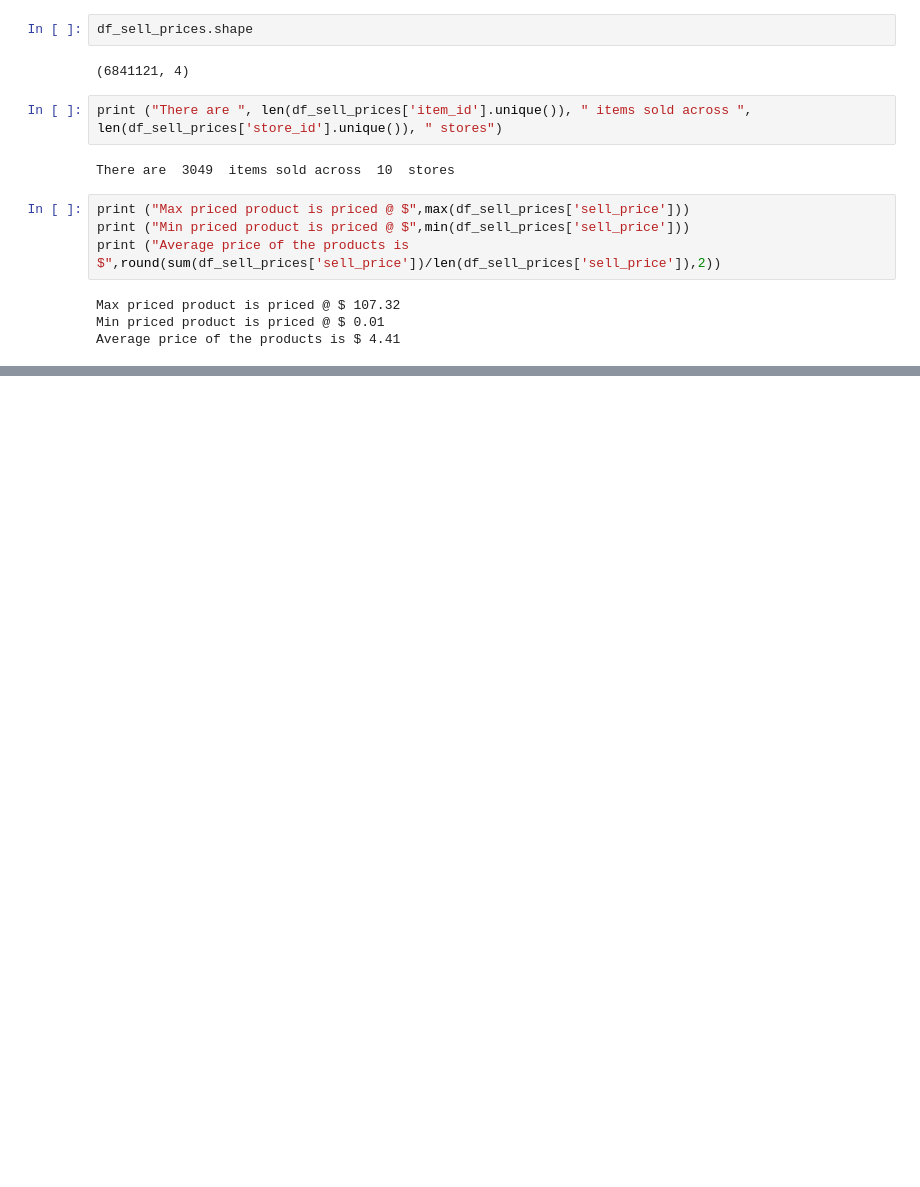
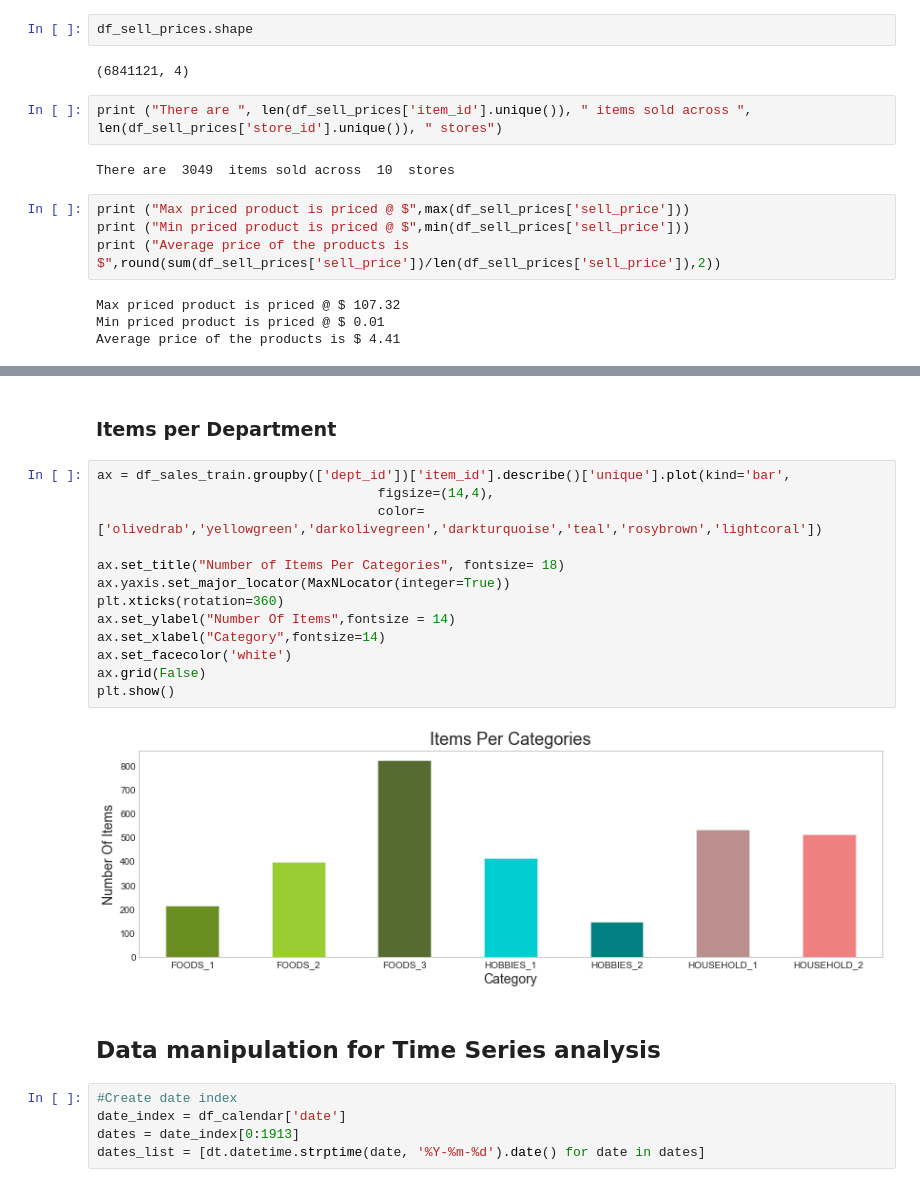
Before and after one commit to sanjay033/Walmart-sales-forecasting, a Jupyter notebook: Capstone - Walmart Forecasting M5.ipynb, the cells around one changed output, grey strips where cells are left out. Saved outputs shown, nothing was run; the diff lists cells and outputs as text; blank space fills up the shorter version.

```diff
--- a/Capstone - Walmart Forecasting M5.ipynb
+++ b/Capstone - Walmart Forecasting M5.ipynb
@@ -70,0 +144,24 @@ Average price of the products is $ 4.41
+# %% [markdown]
+### Items per Department
+# %%
+ax = df_sales_train.groupby(['dept_id'])['item_id'].describe()['unique'].plot(kind='bar',
+                                    figsize=(14,4),
+                                    color=['olivedrab','yellowgreen','darkolivegreen','darkturquoise','teal','rosybrown','lightcoral'])
+
+ax.set_title("Number of Items Per Categories", fontsize= 18)
+ax.yaxis.set_major_locator(MaxNLocator(integer=True))
+plt.xticks(rotation=360)
+ax.set_ylabel("Number Of Items",fontsize = 14)
+ax.set_xlabel("Category",fontsize=14)
+ax.set_facecolor('white')
+ax.grid(False)
+plt.show()
+# %% [output]
+[figure, added]
+# %% [markdown]
+## Data manipulation for Time Series analysis
+# %%
+#Create date index
+date_index = df_calendar['date']
+dates = date_index[0:1913]
+dates_list = [dt.datetime.strptime(date, '%Y-%m-%d').date() for date in dates]
```
Also changed, not shown: parts of 27 cells of this notebook.
